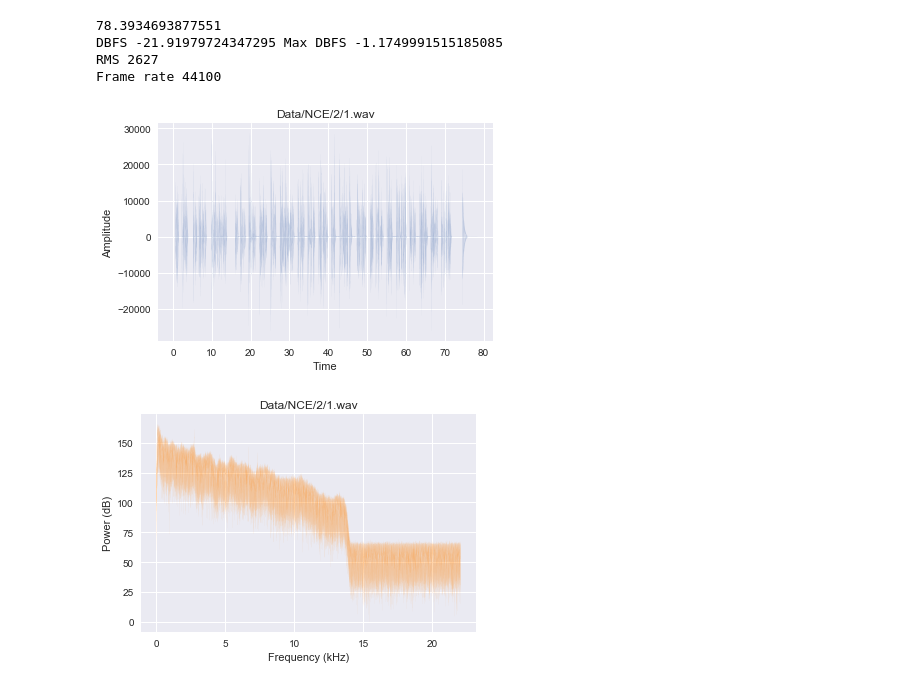
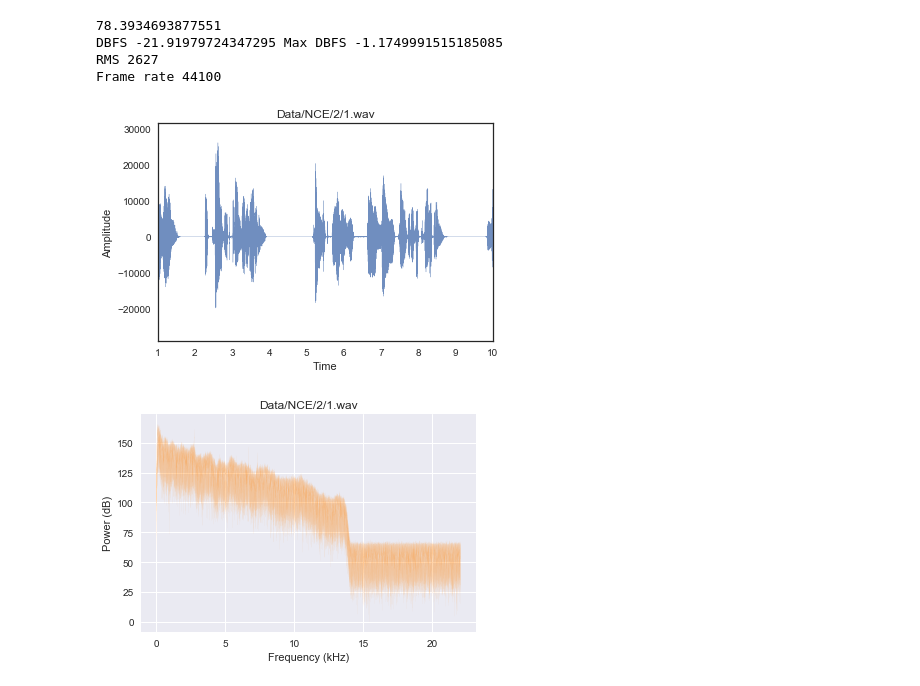
Before and after one commit to tongbaojia/Insight, a Jupyter notebook: Project/MVP.ipynb, the cells around one changed output. Cells and saved outputs as stored; diff of their text form; code cells hidden in the pictures.

```diff
--- a/Project/MVP.ipynb
+++ b/Project/MVP.ipynb
@@ -147,16 +144,17 @@ Frame rate 44100
 # %%
 ## Get the raw sound data as array
 r_np = sound.get_array_of_samples()
-
+sns.set_style("white")
 ##inspect time vs Amplitude
 plt.clf()
 plt.title(f_wav)
-plt.plot(np.linspace(0, len(r_np)/sound.frame_rate, len(r_np)), r_np, linewidth=0.02, alpha=0.8)
+plt.plot(np.linspace(0, len(r_np)/sound.frame_rate, len(r_np)), r_np, linewidth=0.3, alpha=0.8)
+plt.xlim(1, 10)
 plt.xlabel('Time')
 plt.ylabel('Amplitude')
 plt.show()
 # %% [output]
-[figure, old version]
+[figure, new version]
 # %%
 ## Frequency analysis, if needed
 fourier=fft.fft(r_np)
```
Also changed, not shown: parts of 1 cell of this notebook, 3 other files.
